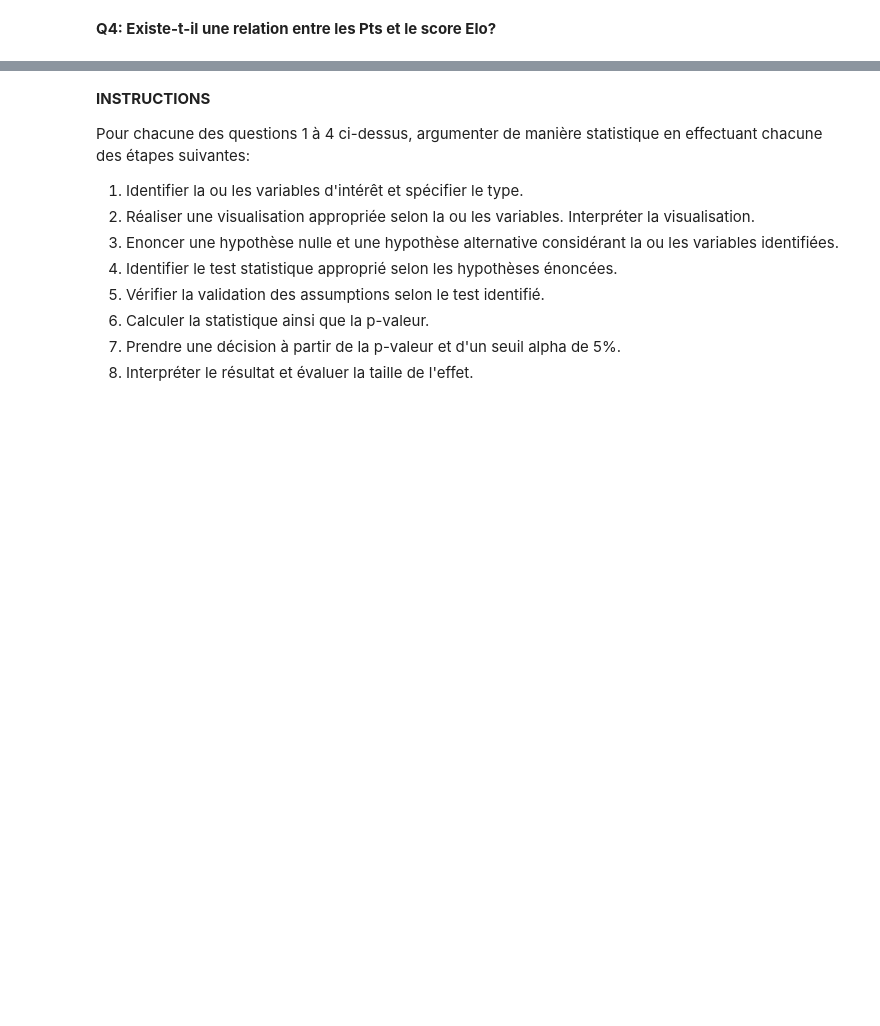
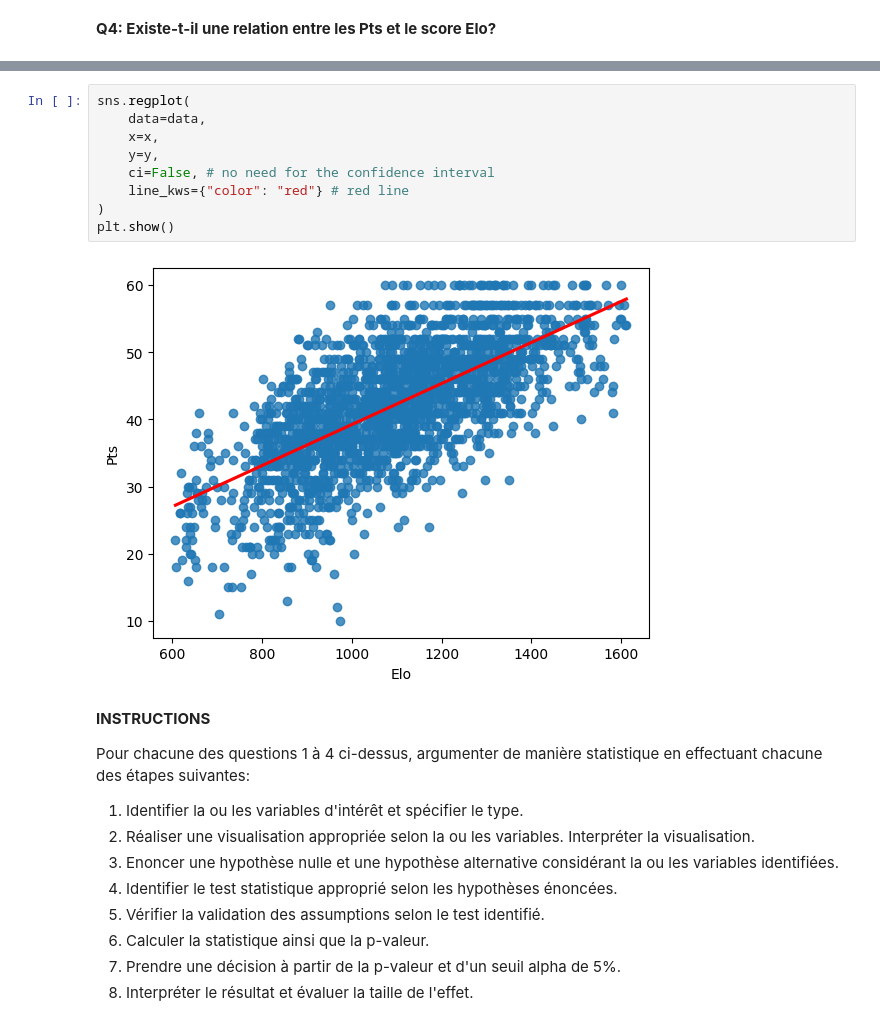
Before and after one commit to eliasdinarica/ProjetAnalyseDonnees, a Jupyter notebook: projet_MK8.ipynb, the cells around one changed output, grey strips where cells are left out. Drawn from its saved outputs; the diff is of its cells as text; blank space fills up the shorter version.

```diff
--- a/projet_MK8.ipynb
+++ b/projet_MK8.ipynb
@@ -132,3 +168,14 @@ plt.show()
+# %%
+sns.regplot(
+    data=data,
+    x=x,
+    y=y,
+    ci=False, # no need for the confidence interval
+    line_kws={"color": "red"} # red line
+)
+plt.show()
+# %% [output]
+[figure, added]
 # %% [markdown]
 **INSTRUCTIONS**
 
```
Also changed, not shown: parts of 2 cells of this notebook.
